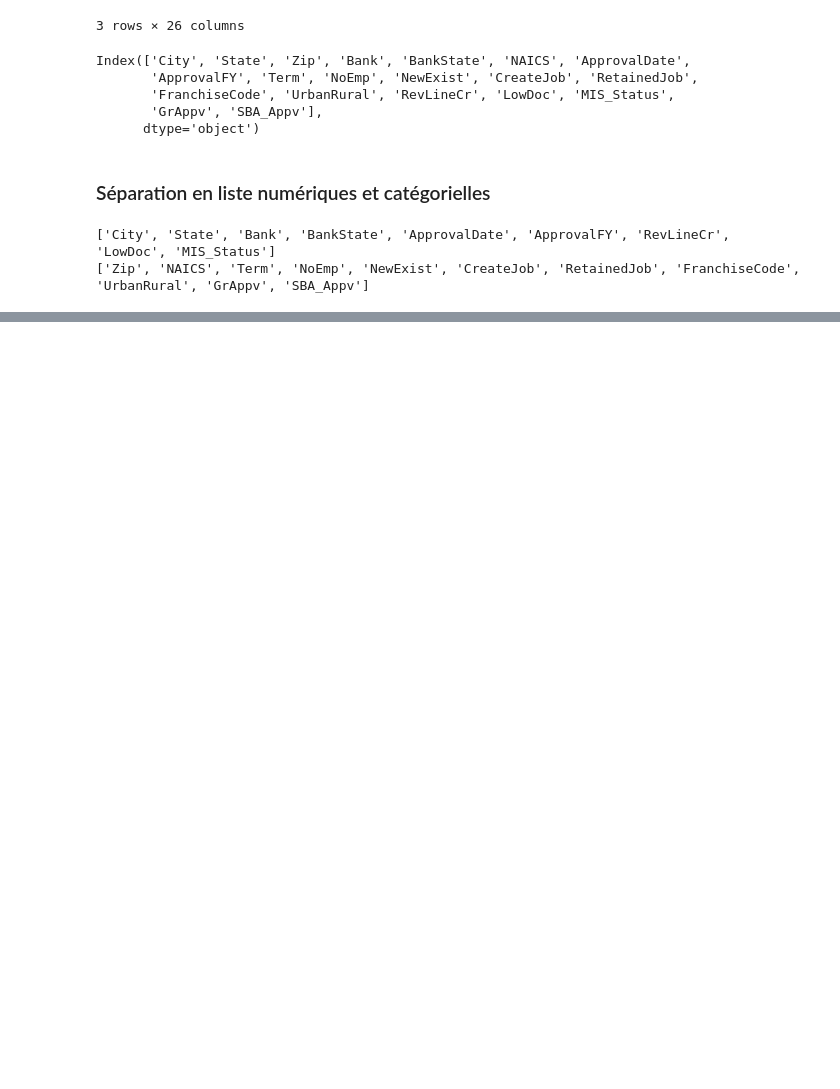
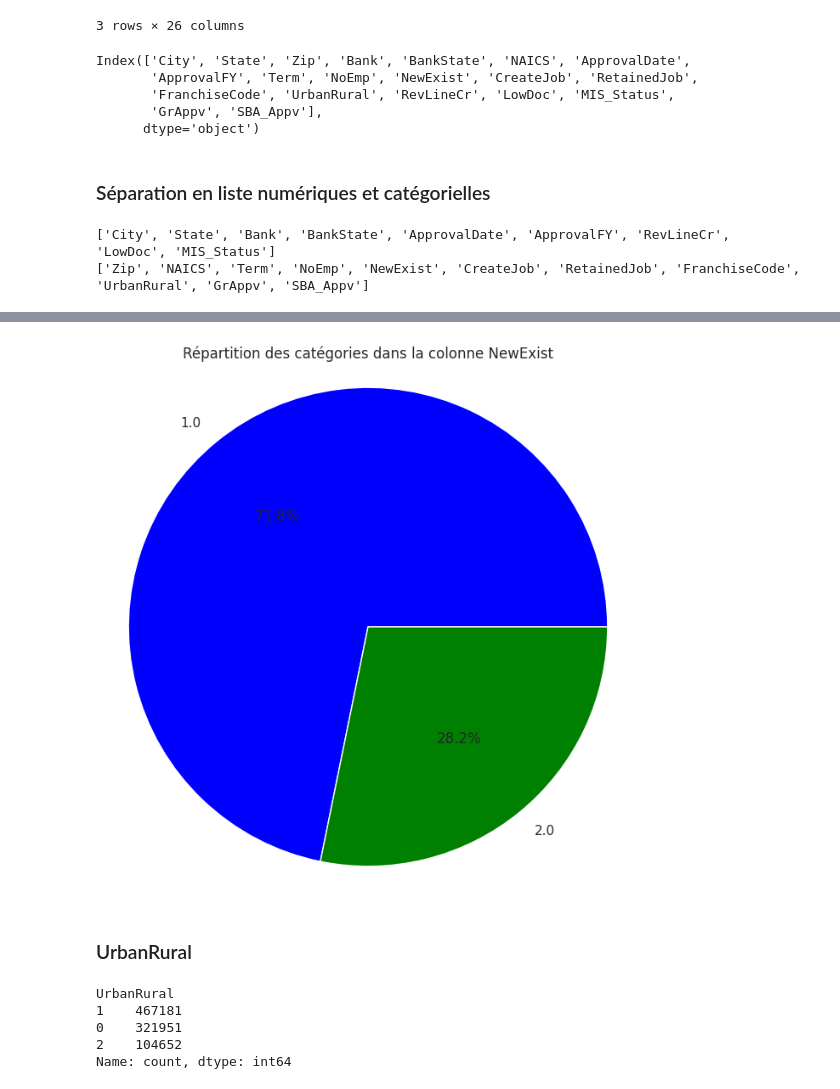
Before and after one commit to ChristianPRO1982/Projet_US_SBA, a Jupyter notebook: 02-EDA.ipynb, the cells around one changed output, grey strips where cells are left out. Drawn from its saved outputs; the diff is of its cells as text; code cells hidden in the pictures; blank space fills up the shorter version.

```diff
--- a/02-EDA.ipynb
+++ b/02-EDA.ipynb
@@ -60,0 +54,22 @@ KeyError: 'DisbursementGross'
+# %%
+# TPE,PME,ETI
+
+
+# Fonction pour catégoriser les entreprises
+def categoriser_entreprise(nombre_employes):
+
+    if nombre_employes == 0:
+        return 'NA'
+    if nombre_employes > 0 and nombre_employes <= 19:
+        return 'TPE'
+    elif nombre_employes >= 20 and nombre_employes <= 249:
+        return 'PME'
+    elif nombre_employes >= 250 and nombre_employes <= 5000:
+        return 'ETI'
+    else:
+        return 'GE'
+
+# Appliquer la fonction à la colonne 'nombre_employes' pour créer une nouvelle colonne de catégorie
+df['NoEmp'] = df['NoEmp'].apply(categoriser_entreprise)
+
+filtre = df['NoEmp']=='GE'
@@ -60,0 +109,23 @@ KeyError: 'DisbursementGross'
+# %%
+filtre = df['NewExist']== 0.0
+df.drop(df[filtre].index,inplace=True)
+# %%
+pourcentages = df['NewExist'].value_counts(normalize=True)*100
+
+plt.figure(figsize=(8,8))
+plt.pie(x=pourcentages, labels=pourcentages.index, colors=['blue', 'green'], autopct='%1.1f%%',wedgeprops=None)
+plt.title('Répartition des catégories dans la colonne NewExist')
+plt.axis('equal')  # Pour avoir un cercle parfait
+plt.show()
+# %% [output]
+[figure, added]
+# %% [markdown]
+### UrbanRural
+# %%
+df['UrbanRural'].value_counts()
+# %% [output]
+UrbanRural
+1    467181
+0    321951
+2    104652
+Name: count, dtype: int64
```
Also changed, not shown: parts of 19 cells of this notebook.
